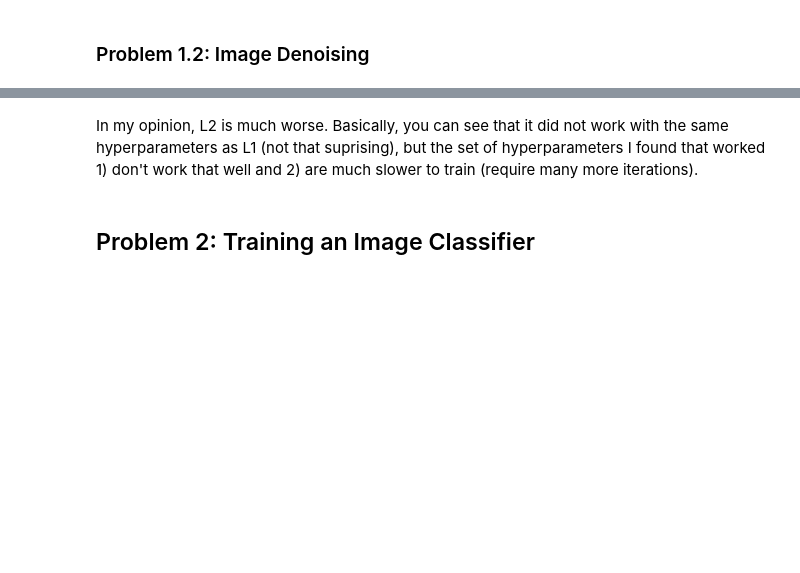
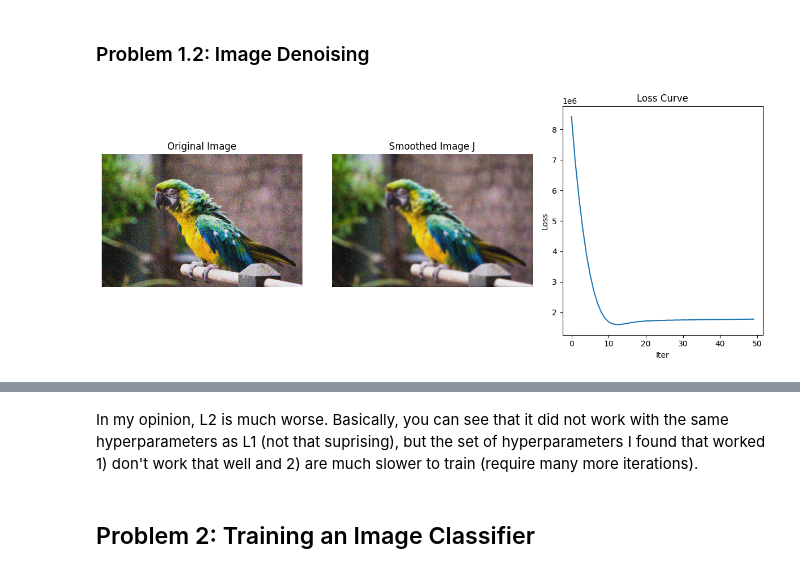
Before and after one commit to kdmalc/intro-computer-vision, a Jupyter notebook: HW4_2025.ipynb, the cells around one changed output, grey strips where cells are left out. Saved outputs shown, nothing was run; the diff lists cells and outputs as text; code cells hidden in the pictures; blank space fills up the shorter version.

```diff
--- a/HW4_2025.ipynb
+++ b/HW4_2025.ipynb
@@ -43,3 +43,6 @@ from google.colab import drive
 drive.mount('/content/drive')
 # %% [output]
 Drive already mounted at /content/drive; to attempt to forcibly remount, call drive.mount("/content/drive", force_remount=True).
+# %%
+device = torch.device("cuda" if torch.cuda.is_available() else "cpu")
+print(f"Using device: {device}")
@@ -162,7 +192,7 @@ def denoising_loss(I, J, alpha):
 # %%
 img = imageio.imread('/content/drive/My Drive/ELEC546/HW4/parrot_noisy.png') / 255.0
 I = torch.tensor(img, dtype=torch.float32)
-I = I.to('cuda')
+I = I.to(device)
 
 lr = 0.001 # Learning rate
 alpha = 10.0 # alpha
@@ -173,33 +203,35 @@ J = I.clone().detach().requires_grad_(True)
 loss_log = [0]*n_iter
 for i in range(n_iter):
   loss = denoising_loss(I, J, alpha)
   loss_log[i] = loss.item()
   loss.backward()
   with torch.no_grad():
     J -= lr * J.grad
     J.grad.zero_()
 # Detach and move result to CPU for plotting
 J_img = J.detach().cpu().squeeze()
 
 plt.figure(figsize=(12, 5))
 # Original image
 plt.subplot(1, 3, 1)
 plt.imshow(img, cmap='gray')
 plt.title("Original Image")
 plt.axis('off')
 # Smoothed image
 plt.subplot(1, 3, 2)
 plt.imshow(np.clip(J_img.numpy(), 0.0, 1.0), cmap='gray')
 plt.title("Smoothed Image J")
 plt.axis('off')
 # Loss curve
 plt.subplot(1, 3, 3)
 plt.plot(loss_log)
 plt.title("Loss Curve")
 plt.xlabel("Iter")
 plt.ylabel("Loss")
 plt.tight_layout()
 plt.show()
+# %% [output]
+[figure, added]
 # %%
 # 1.2c
 
```
Also changed, not shown: parts of 20 cells of this notebook.
